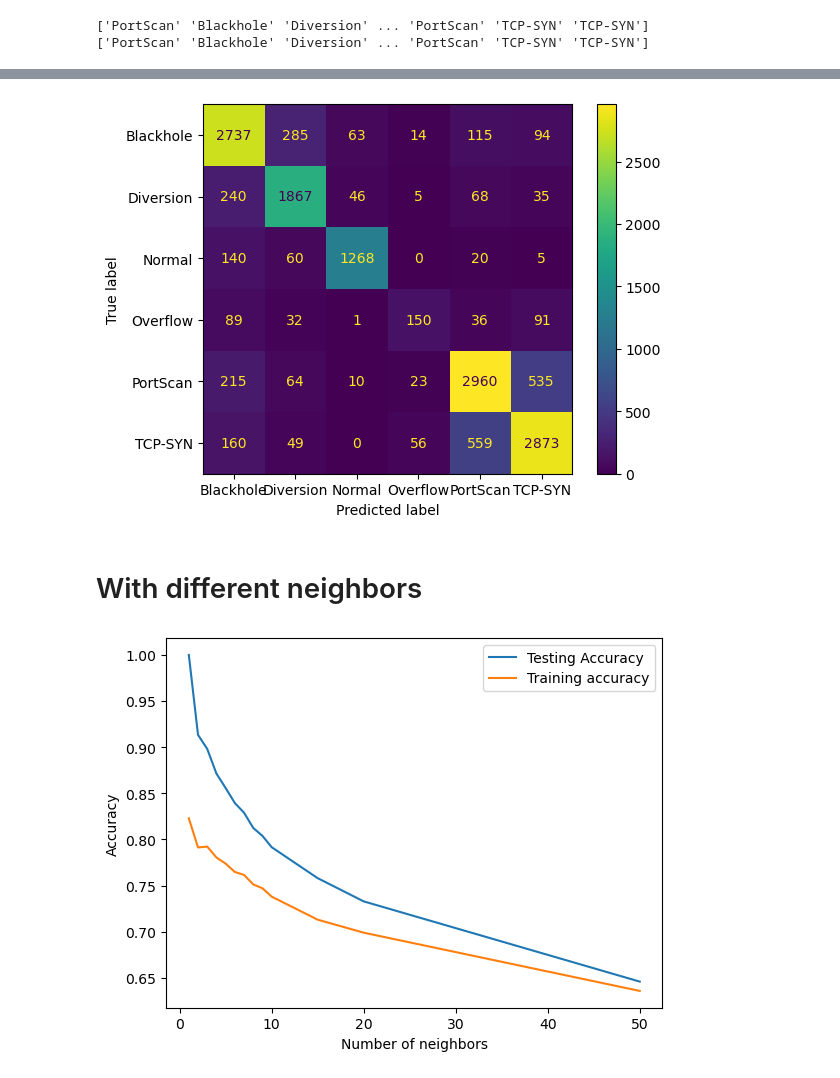
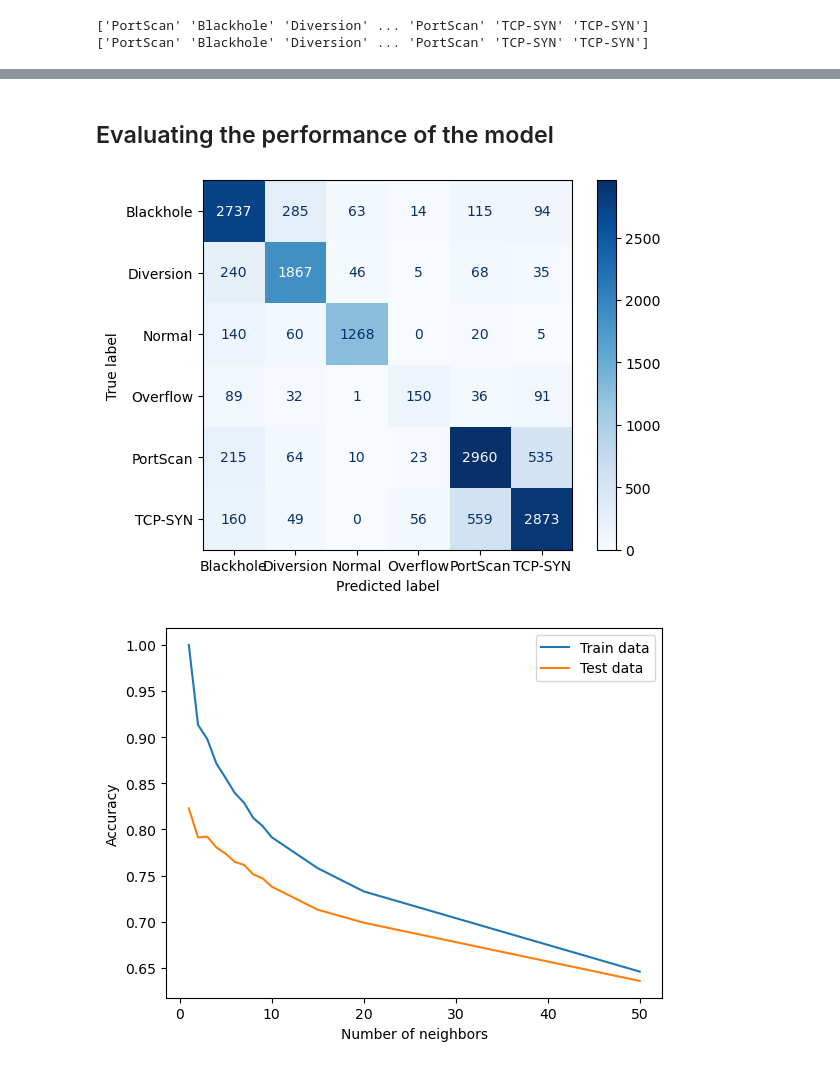
Before and after one commit to anandhumohan/UNR-IDD-Classification, a Jupyter notebook: UNR-IDD_KNN.ipynb, the cells around one changed output, grey strips where cells are left out. Cells and saved outputs as stored; diff of their text form; code cells hidden in the pictures.

```diff
--- a/UNR-IDD_KNN.ipynb
+++ b/UNR-IDD_KNN.ipynb
@@ -108,12 +113,12 @@ print (knn.score(X_test, y_test))
+# %% [markdown]
+## Evaluating the performance of the model
 # %%
 cm = confusion_matrix(y_test, y_pred)
 disp = ConfusionMatrixDisplay(confusion_matrix = cm, display_labels = knn.classes_)
-disp.plot()
+disp.plot(cmap=plt.cm.Blues,values_format='g')
 plt.show()
 # %% [output]
-[figure, old version]
+[figure, new version]
-# %% [markdown]
-# With different neighbors
 # %%
 train_scores = []
 test_scores = []
@@ -129,11 +134,11 @@ for neighbour in neighbours:
     train_scores.append (train_score)
     test_scores.append (test_score)
 # %%
-plt.plot(neighbours, train_scores, label='Testing Accuracy')
-plt.plot(neighbours, test_scores, label='Training accuracy')
+plt.plot(neighbours, train_scores,label='Train data')
+plt.plot(neighbours, test_scores,label='Test data')
 plt.legend()
 plt.xlabel('Number of neighbors')
 plt.ylabel('Accuracy')
 plt.show()
 # %% [output]
-[figure, old version]
+[figure, new version]
```
Also changed, not shown: parts of 7 cells of this notebook.
